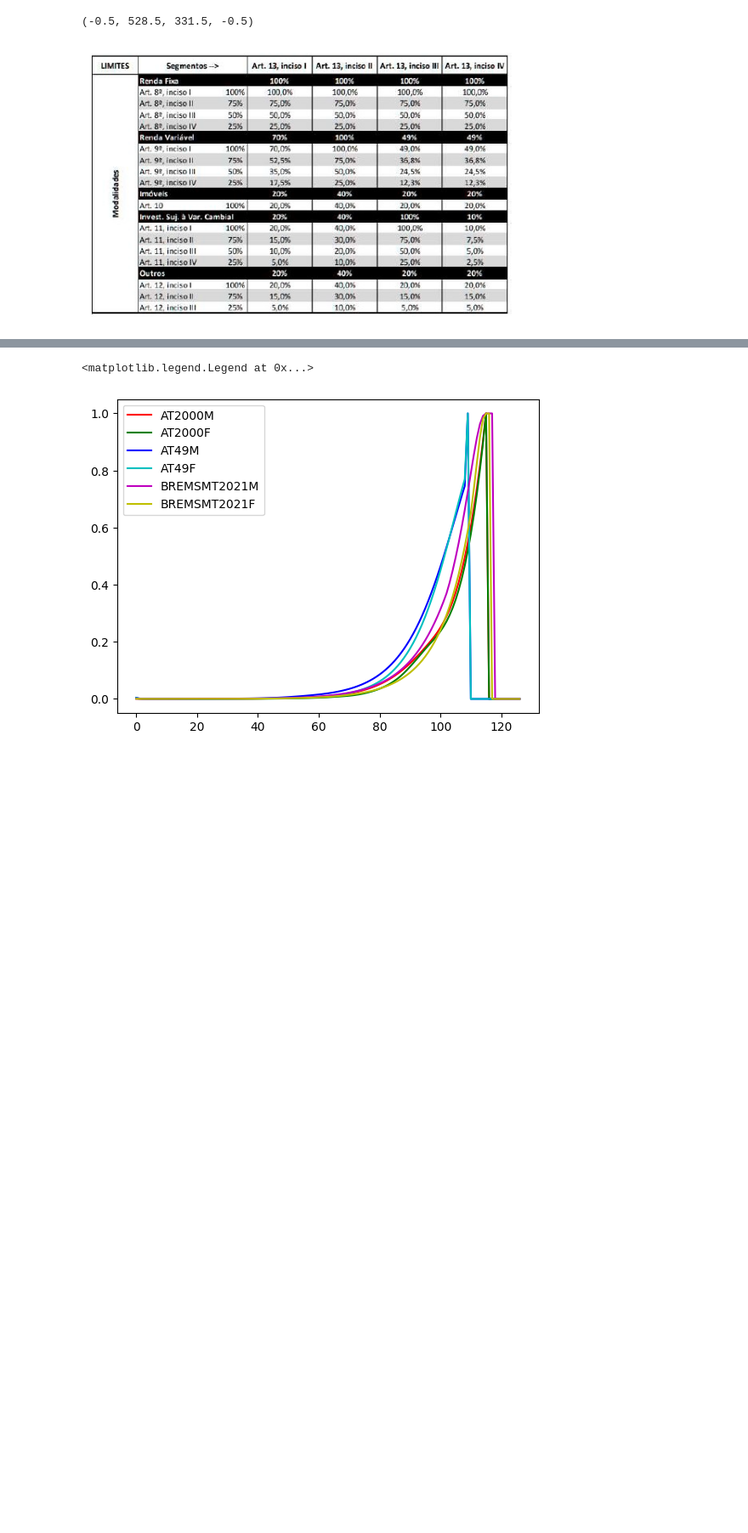
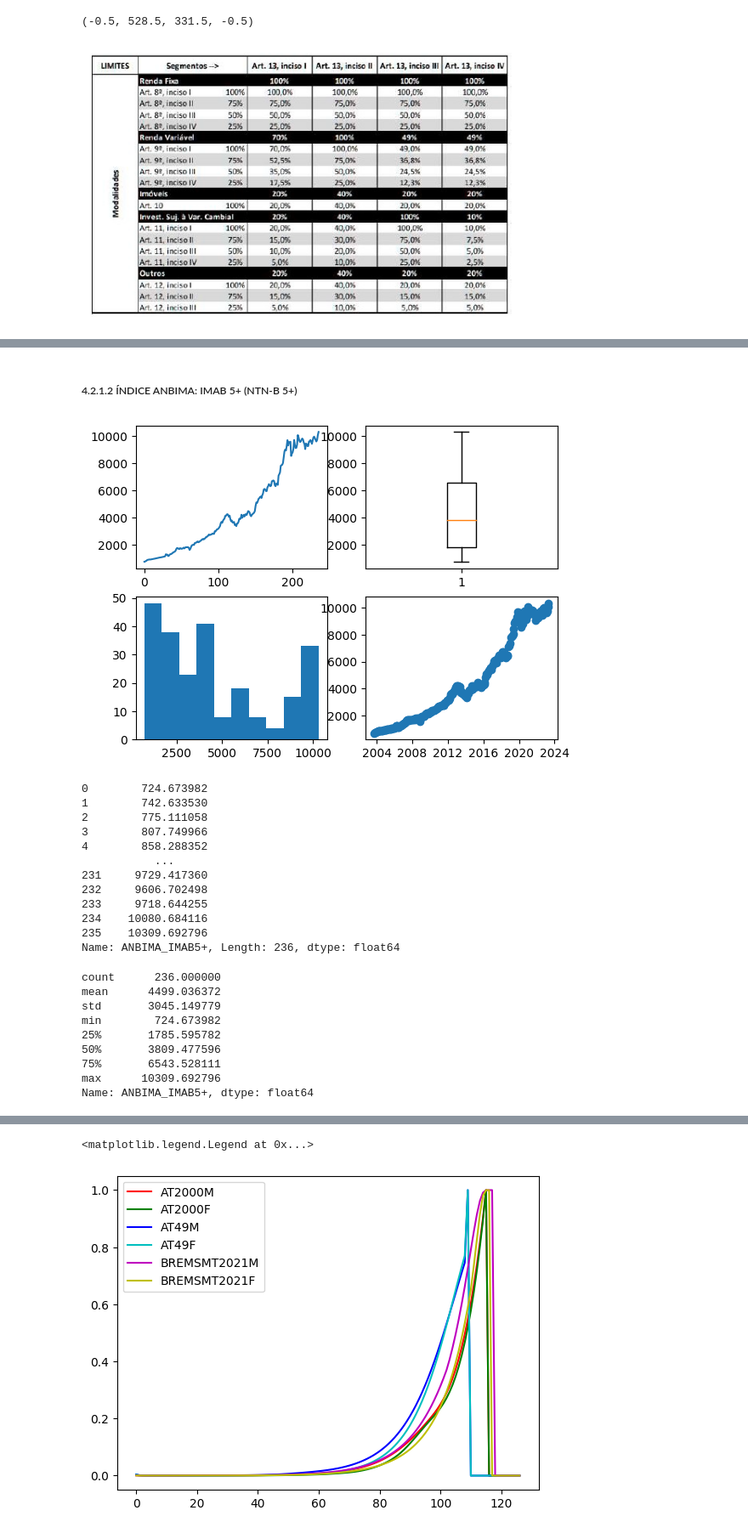
Before and after one commit to paulodesouzajose/FinML, a Jupyter notebook: PO_245_FinML.ipynb, the cells around one changed output, grey strips where cells are left out. Shown at 85% size. Saved outputs shown, nothing was run; the diff lists cells and outputs as text; code cells hidden in the pictures; blank space fills up the shorter version.

```diff
--- a/PO_245_FinML.ipynb
+++ b/PO_245_FinML.ipynb
@@ -786,0 +151,46 @@ BREMSMT2021F.describe()
+# %% [markdown]
+##### 4.2.1.2 ÍNDICE ANBIMA: IMAB 5+ (NTN-B 5+)
+# %%
+# Plot dos dados referentes ao IMAB 5+
+
+IMAB5 = pd.read_excel('/content/Dados_COMDINHEIRO/COMDINHEIRO_ANBIMA.xlsx')
+
+figure, axis = plt.subplots(2,2)
+
+axis[0,0].plot(IMAB5["ANBIMA_IMAB5+"])
+axis[0,1].boxplot(IMAB5["ANBIMA_IMAB5+"])
+axis[1,0].hist(IMAB5["ANBIMA_IMAB5+"])
+axis[1,1].scatter(IMAB5["Data"],IMAB5["ANBIMA_IMAB5+"])
+
+plt.show()
+
+# Plot de amostra
+
+print(IMAB5["ANBIMA_IMAB5+"])
+
+# Plot das estatísticas descritivas
+
+IMAB5["ANBIMA_IMAB5+"].describe()
+# %% [output]
+[figure, added]
+0        724.673982
+1        742.633530
+2        775.111058
+3        807.749966
+4        858.288352
+           ...
+231     9729.417360
+232     9606.702498
+233     9718.644255
+234    10080.684116
+235    10309.692796
+Name: ANBIMA_IMAB5+, Length: 236, dtype: float64
+count      236.000000
+mean      4499.036372
+std       3045.149779
+min        724.673982
+25%       1785.595782
+50%       3809.477596
+75%       6543.528111
+max      10309.692796
+Name: ANBIMA_IMAB5+, dtype: float64
```
Also changed, not shown: parts of 66 cells of this notebook.
